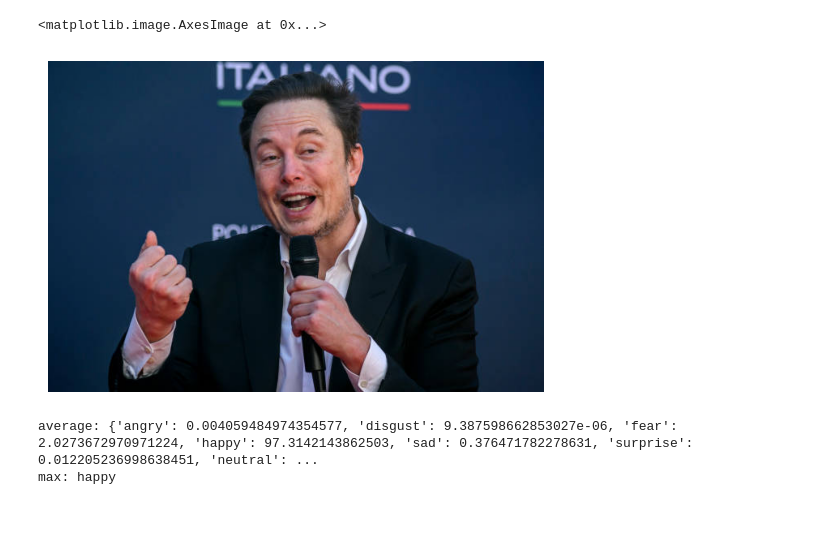
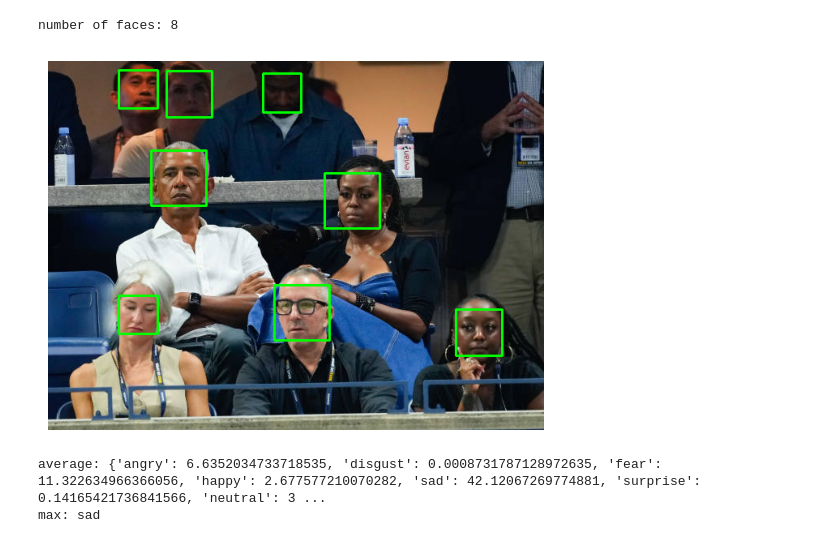
Before and after one commit to makaronma/auto-face-classifier, a Jupyter notebook: experiment.ipynb, the cells around one changed output. Cells and saved outputs as stored; diff of their text form; code cells hidden in the pictures; blank space fills up the shorter version.

```diff
--- a/experiment.ipynb
+++ b/experiment.ipynb
@@ -8,13 +8,36 @@ import numpy as np
 # %%
-img_path = "./all-unknown/elon-musk-1-2.jpg"
-plt.axis('off')
+img_path = "./all-unknown/obama-2-17.jpg"
+# plt.axis('off')
 img = plt.imread(img_path)
-plt.imshow(img)
+# plt.imshow(img)
-# %% [output]
-<matplotlib.image.AxesImage at 0x...>
-[figure, removed]
+# %%
+import face_recognition
+
+face_image = face_recognition.load_image_file(img_path)
+face_locations = face_recognition.face_locations(face_image, 1, "cnn")
+
+
+img = plt.imread(img_path)
+
+for face_location in face_locations:
+    top, right, bottom, left = face_location
+    cv2.rectangle(img, (left, top), (right, bottom), (0, 255, 0), 2)
+plt.axis("off")
+plt.imshow(img)
+
+print(f"number of faces: {len(face_locations)}")
+
+
+# Copy cropped image to a new file
+# create folder if not exist
+
+# cv2.imwrite(new_file_path, face_img)
+# %% [output]
+number of faces: 8
+[figure, added]
 # %%
 from deepface import DeepFace
+result = None
 try:
     result = DeepFace.analyze(img_path, actions=["emotion"]) # type: ignore
     average_emotion: dict[str, float] = {}
@@ -26,5 +49,5 @@ try:
 except ValueError:
     pass
 # %% [output]
-average: {'angry': 0.004059484974354577, 'disgust': 9.387598662853027e-06, 'fear': 2.0273672970971224, 'happy': 97.3142143862503, 'sad': 0.376471782278631, 'surprise': 0.012205236998638451, 'neutral': ...
-max: happy
+average: {'angry': 6.6352034733718535, 'disgust': 0.0008731787128972635, 'fear': 11.322634966366056, 'happy': 2.677577210070282, 'sad': 42.12067269774881, 'surprise': 0.14165421736841566, 'neutral': 3 ...
+max: sad
```
Also changed, not shown: parts of 2 cells of this notebook, 2 other files.
